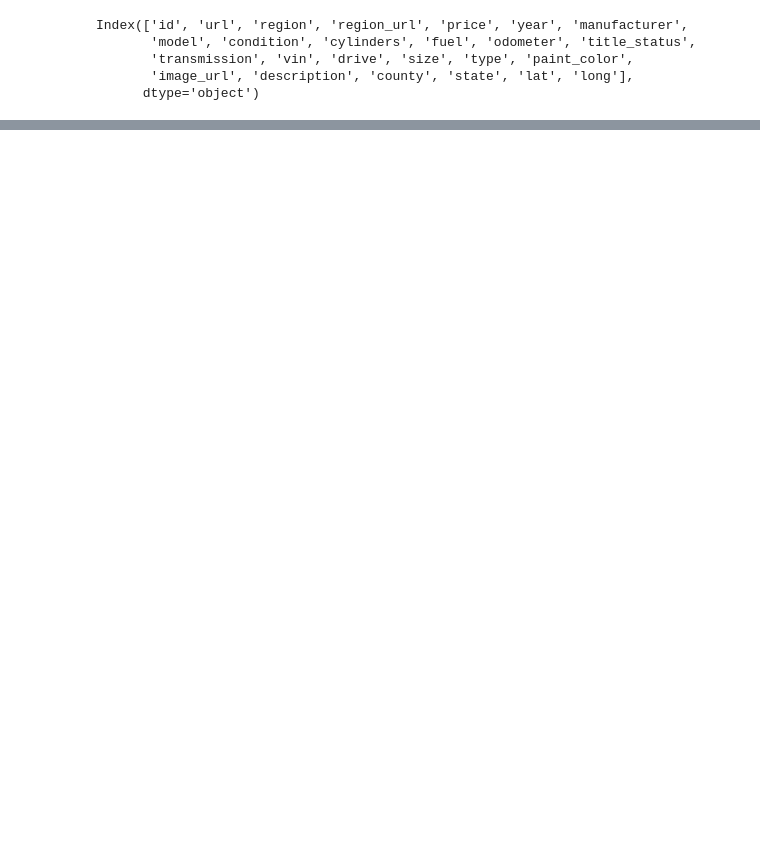
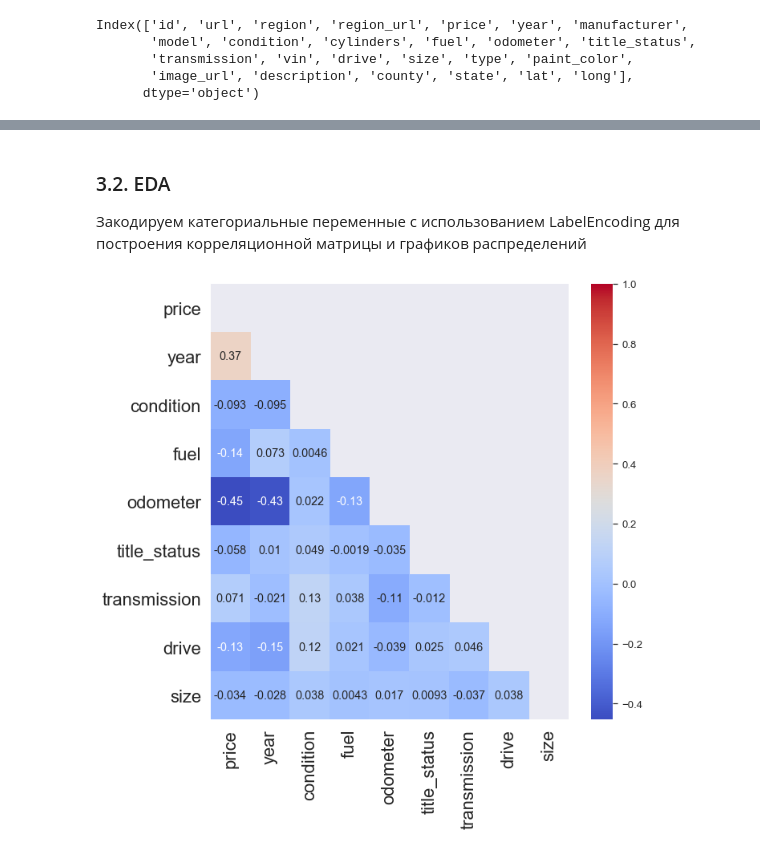
Before and after one commit to masagava/ML, a Jupyter notebook: diploma/notebooks/diploma.ipynb, the cells around one changed output, grey strips where cells are left out. Cells and saved outputs as stored; diff of their text form; code cells hidden in the pictures; blank space fills up the shorter version.

```diff
--- a/diploma/notebooks/diploma.ipynb
+++ b/diploma/notebooks/diploma.ipynb
@@ -203,0 +209,5 @@ reduced.head()
+# %%
+reduced.drop(reduced[reduced['price'] > 1000000].index, inplace=True)
+reduced.drop(reduced[reduced['price'] < 100].index, inplace=True)
+
+reduced.drop(reduced[reduced['odometer'] > 500000].index, inplace=True)
@@ -203,0 +216,3 @@ reduced.head()
+# %%
+reduced['price'] = reduced['price'].fillna(reduced['price'].astype(float).mean())
+reduced = reduced[reduced['odometer'].notna()]
@@ -203,0 +241,7 @@ reduced.head()
+# %%
+reduced['condition'].fillna(reduced['condition'].mode()[0], inplace=True)
+reduced['fuel'] = reduced['fuel'].fillna('other')
+reduced['title_status'].fillna(reduced['title_status'].mode()[0], inplace=True)
+reduced['transmission'] = reduced['transmission'].fillna('other')
+reduced['drive'].fillna(reduced['drive'].mode()[0], inplace=True)
+reduced['size'].fillna(reduced['size'].mode()[0], inplace=True)
@@ -203,0 +257,27 @@ reduced.head()
+# %% [markdown]
+### 3.2. EDA
+
+Закодируем категориальные переменные с использованием LabelEncoding для построения корреляционной матрицы и графиков распределений
+# %%
+reduced_copy = reduced.copy()
+numerics = ['int8', 'int16', 'int32', 'int64', 'float16', 'float32', 'float64']
+categorical_columns = []
+features = reduced_copy.columns.values.tolist()
+for col in features:
+    if reduced_copy[col].dtype in numerics:
+        continue
+    categorical_columns.append(col)
+for col in categorical_columns:
+    if col in reduced_copy.columns:
+        le = LabelEncoder()
+        le.fit(list(reduced_copy[col].astype(str).values))
+        reduced_copy[col] = le.transform(list(reduced_copy[col].astype(str).values))
+# %%
+corr = reduced_copy.corr()
+mask = np.triu(np.ones_like(corr, dtype=bool))
+fig, ax = plt.subplots(figsize=(10, 10))
+sns.set(font_scale=1.2)
+sns.heatmap(corr, mask=mask, cmap='coolwarm', xticklabels=corr.columns, yticklabels=corr.columns, annot=True, ax=ax)
+plt.show()
+# %% [output]
+[figure, added]
```
Also changed, not shown: parts of 50 cells of this notebook, 1 other file.
